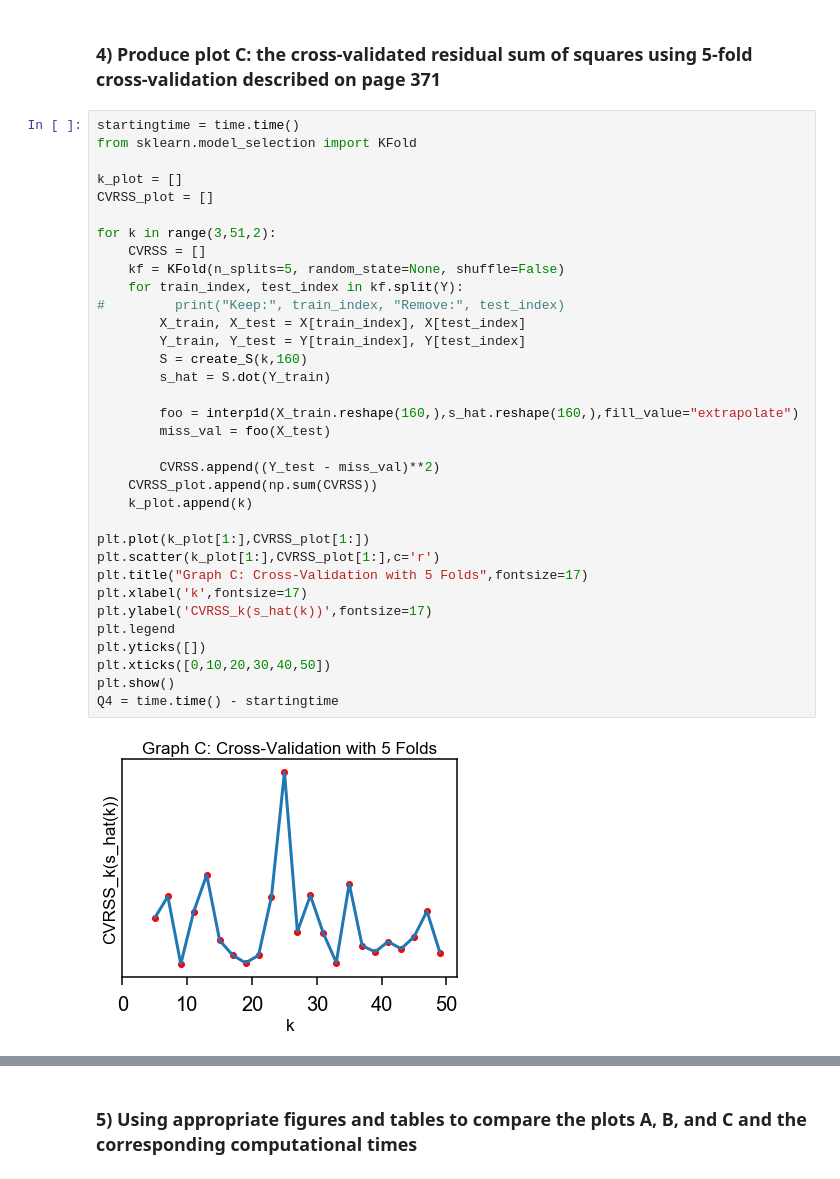
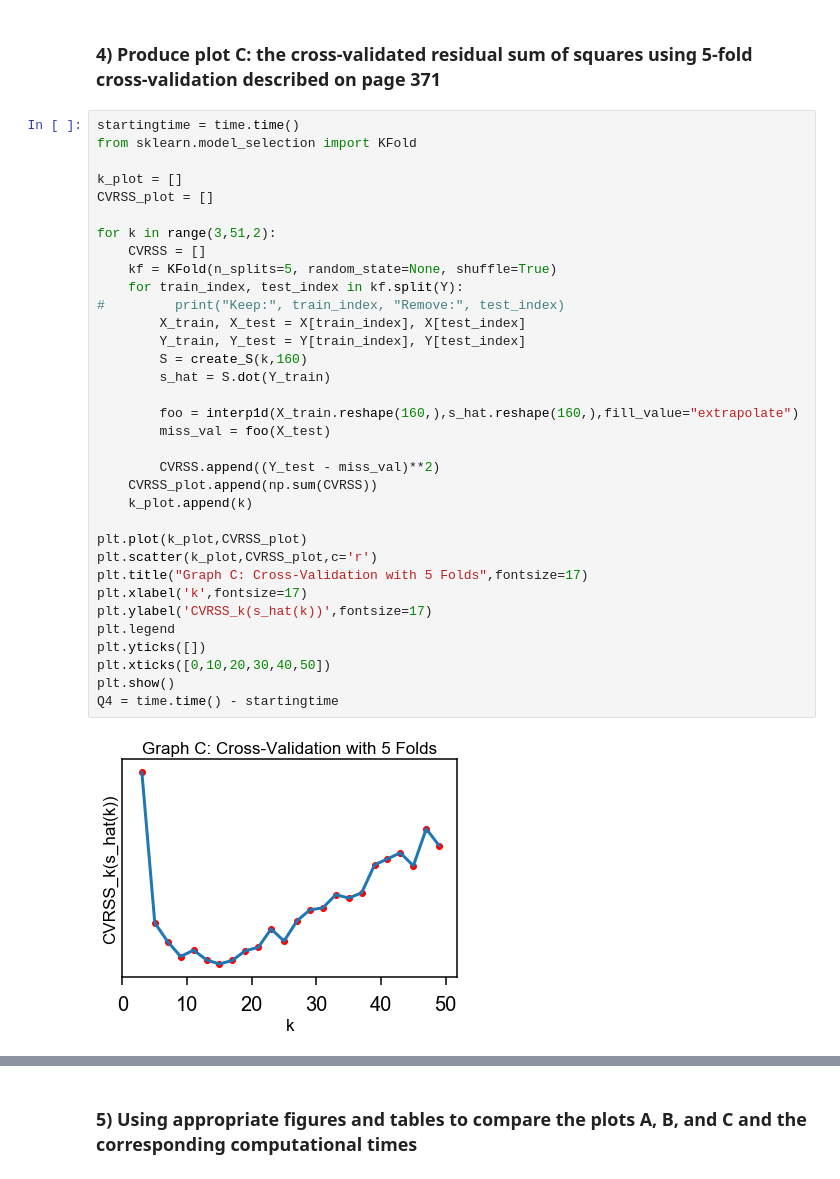
Before and after one commit to rachelsingleton/Math472, a Jupyter notebook: Singleton_Final_Exam.ipynb, the cells around one changed output, grey strips where cells are left out. Saved outputs shown, nothing was run; the diff lists cells and outputs as text.

Commit message:
fixed tiny error with random folds

```diff
--- a/Singleton_Final_Exam.ipynb
+++ b/Singleton_Final_Exam.ipynb
@@ -136,37 +135,37 @@ startingtime = time.time()
 from sklearn.model_selection import KFold
 
 k_plot = []
 CVRSS_plot = []
 
 for k in range(3,51,2):
     CVRSS = []
-    kf = KFold(n_splits=5, random_state=None, shuffle=False)
+    kf = KFold(n_splits=5, random_state=None, shuffle=True)
     for train_index, test_index in kf.split(Y):
 #         print("Keep:", train_index, "Remove:", test_index)
         X_train, X_test = X[train_index], X[test_index]
         Y_train, Y_test = Y[train_index], Y[test_index]
         S = create_S(k,160)
         s_hat = S.dot(Y_train)
 
         foo = interp1d(X_train.reshape(160,),s_hat.reshape(160,),fill_value="extrapolate")
         miss_val = foo(X_test)
 
         CVRSS.append((Y_test - miss_val)**2)
     CVRSS_plot.append(np.sum(CVRSS))
     k_plot.append(k)
 
-plt.plot(k_plot[1:],CVRSS_plot[1:])
-plt.scatter(k_plot[1:],CVRSS_plot[1:],c='r')
+plt.plot(k_plot,CVRSS_plot)
+plt.scatter(k_plot,CVRSS_plot,c='r')
 plt.title("Graph C: Cross-Validation with 5 Folds",fontsize=17)
 plt.xlabel('k',fontsize=17)
 plt.ylabel('CVRSS_k(s_hat(k))',fontsize=17)
 plt.legend
 plt.yticks([])
 plt.xticks([0,10,20,30,40,50])
 plt.show()
 Q4 = time.time() - startingtime
 # %% [output]
-[figure, old version]
+[figure, new version]
 # %%
 print("Running times for above methods:")
 print("Question 2:",Q2)
```
Also changed, not shown: parts of 3 cells of this notebook.
